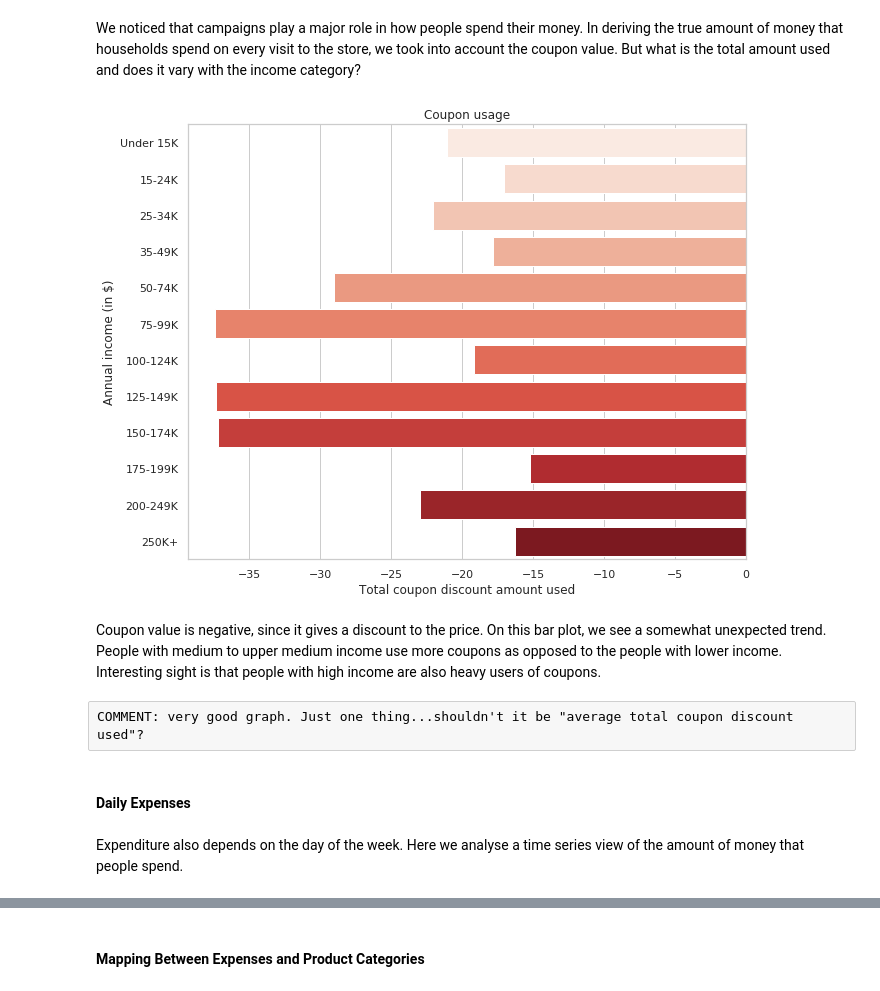
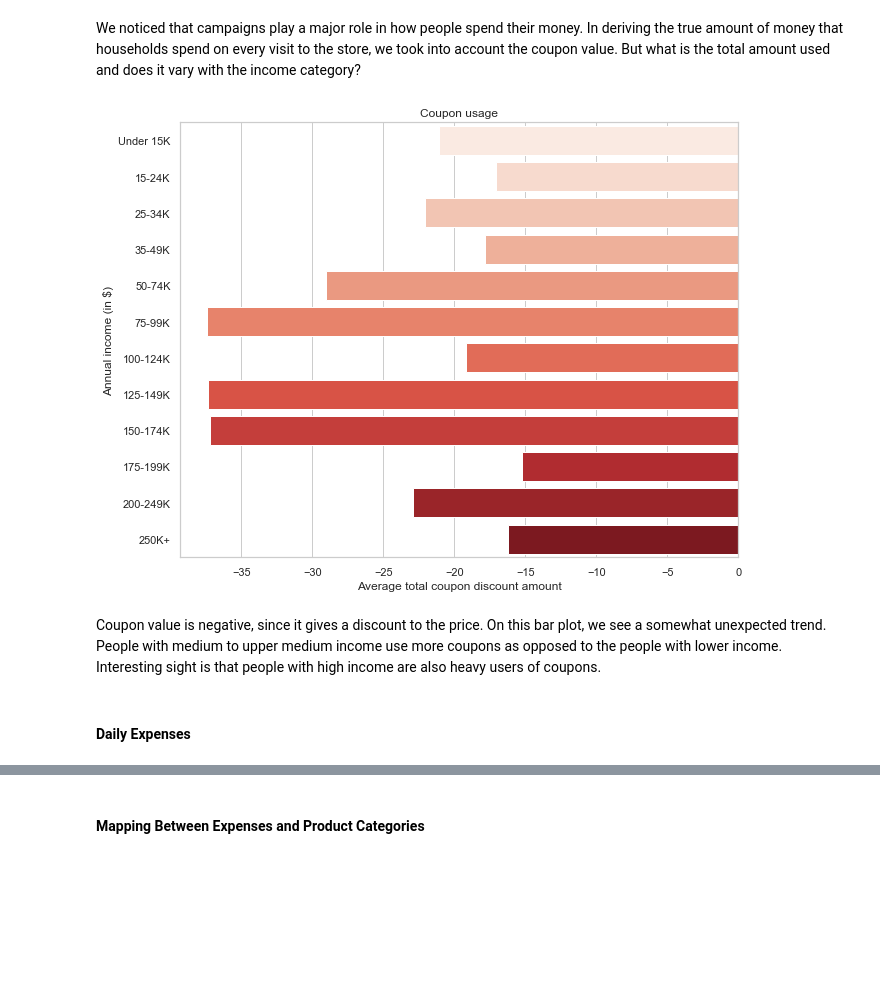
Before and after one commit to BoschSamuel/ADA_Project_2019, a Jupyter notebook: RQ7_mladen_andrej_samuel.ipynb, the cells around one changed output, grey strips where cells are left out. Drawn from its saved outputs; the diff is of its cells as text; code cells hidden in the pictures; blank space fills up the shorter version.

```diff
--- a/RQ7_mladen_andrej_samuel.ipynb
+++ b/RQ7_mladen_andrej_samuel.ipynb
@@ -504,25 +510,20 @@ We noticed that campaigns play a major role in how people spend their money. In
 # %%
 df = df_households_transactions.groupby(['INCOME_DESC'], observed=True)['COUPON_DISC'] \
     .sum() \
     .div(df_hh_demographic['INCOME_DESC'].value_counts()) \
     .reset_index()
 
 df.columns = ['INCOME_DESC', 'COUPON_DISC']
 
 fig, ax = plt.subplots(figsize=(10, 8))
 sns.barplot(y='INCOME_DESC', x='COUPON_DISC', data=df, palette='Reds', ax=ax)
 ax.set_title('Coupon usage')
 ax.set_ylabel('Annual income (in $)')
-ax.set_xlabel('Total coupon discount amount used')
+ax.set_xlabel('Average total coupon discount amount')
 plt.show()
 # %% [output]
-[figure, old version]
+[figure, new version]
 # %% [markdown]
 Coupon value is negative, since it gives a discount to the price. On this bar plot, we see a somewhat unexpected trend. People with medium to upper medium income use more coupons as opposed to the people with lower income. Interesting sight is that people with high income are also heavy users of coupons.
-# %% [raw]
-COMMENT: very good graph. Just one thing...shouldn't it be "average total coupon discount used"?
 # %% [markdown]
 #### Daily Expenses
-# %% [markdown]
-Expenditure also depends on the day of the week. Here we analyse a time series view of the amount of money that
-people spend.
```
Also changed, not shown: parts of 52 cells of this notebook.
